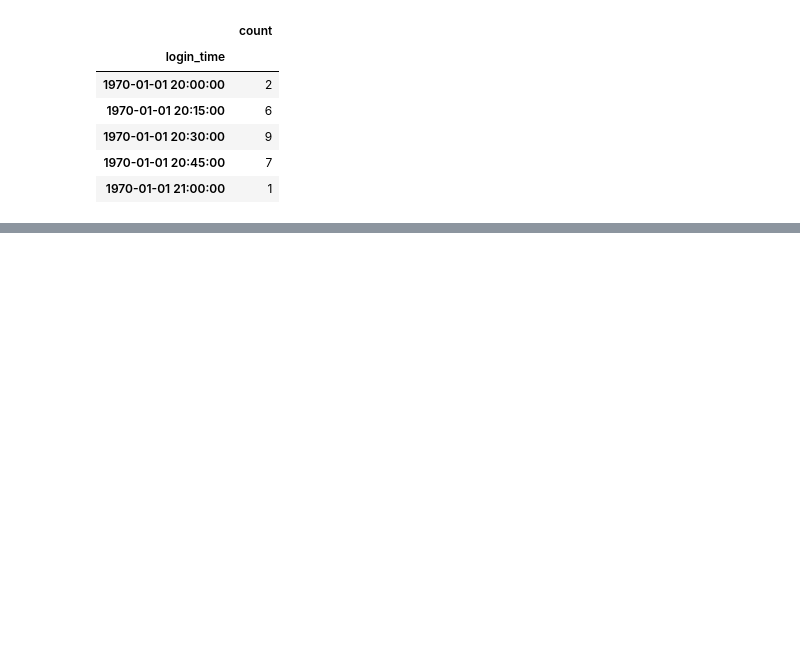
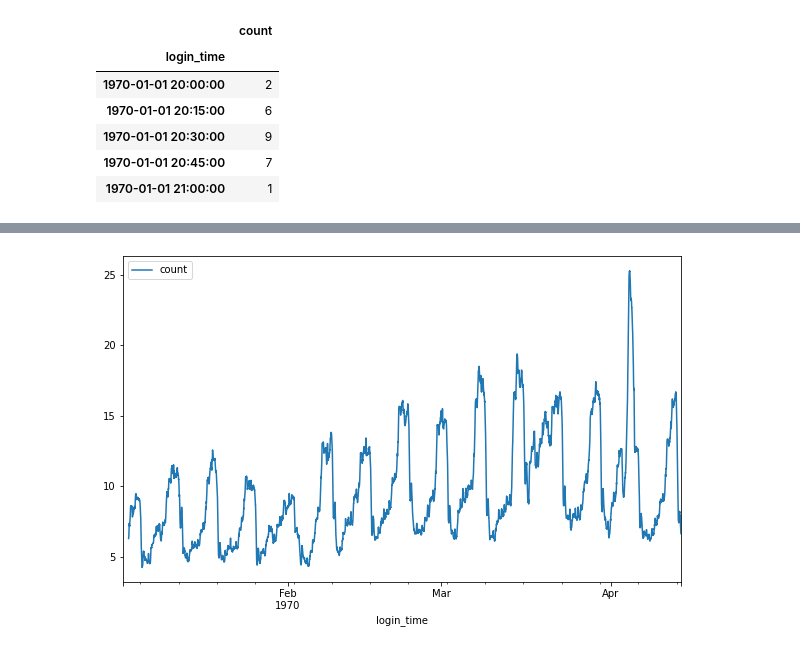
Before and after one commit to izinex/Springboard-Data-Science, a Jupyter notebook: ultimate_challenge/Ultimate Technologies Inc.ipynb, the cells around one changed output, grey strips where cells are left out. Drawn from its saved outputs; the diff is of its cells as text; code cells hidden in the pictures; blank space fills up the shorter version.

```diff
--- a/ultimate_challenge/Ultimate Technologies Inc.ipynb
+++ b/ultimate_challenge/Ultimate Technologies Inc.ipynb
@@ -75,0 +99,5 @@ df.head()
+# %%
+df.drop(['week','month', 'day_of_week'], axis=1).rolling(window=100).mean().plot(figsize=(10,6))
+plt.show()
+# %% [output]
+[figure, added]
```
Also changed, not shown: parts of 39 cells of this notebook, 1 other file.
